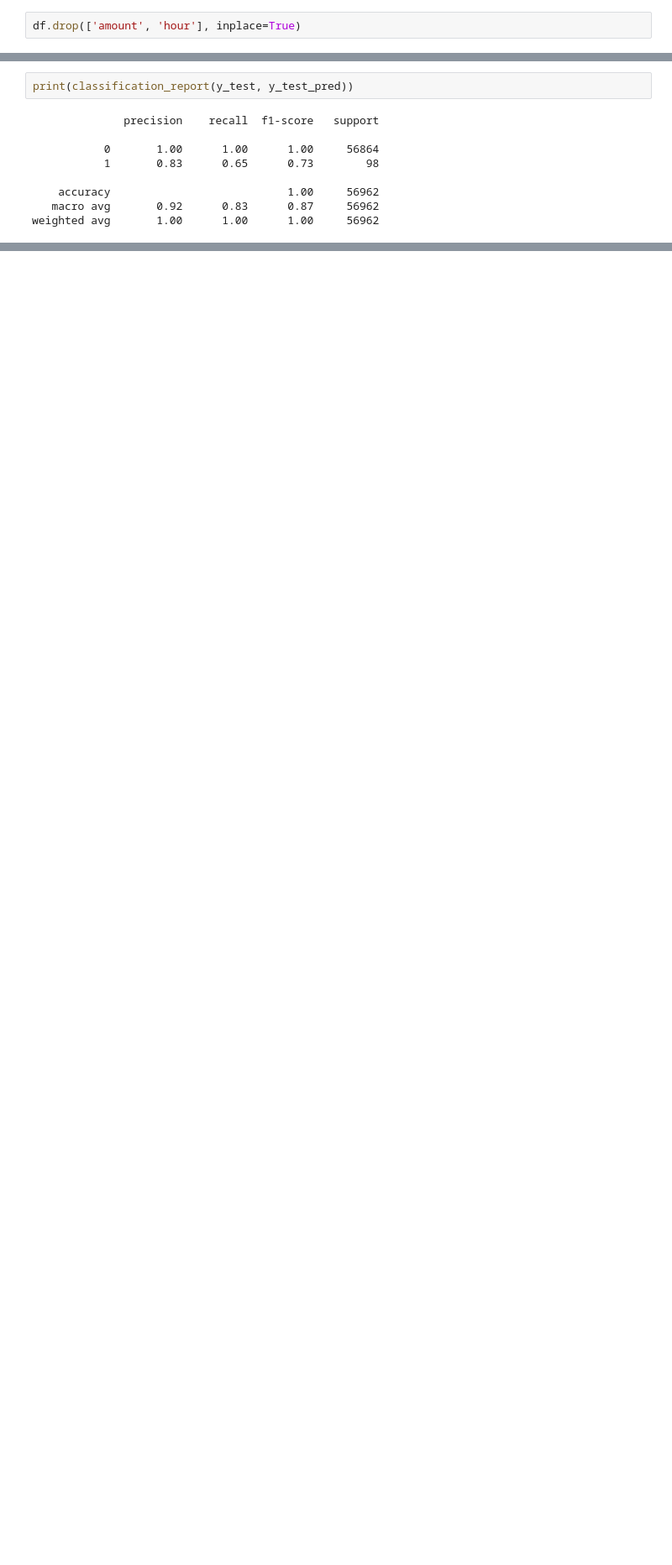
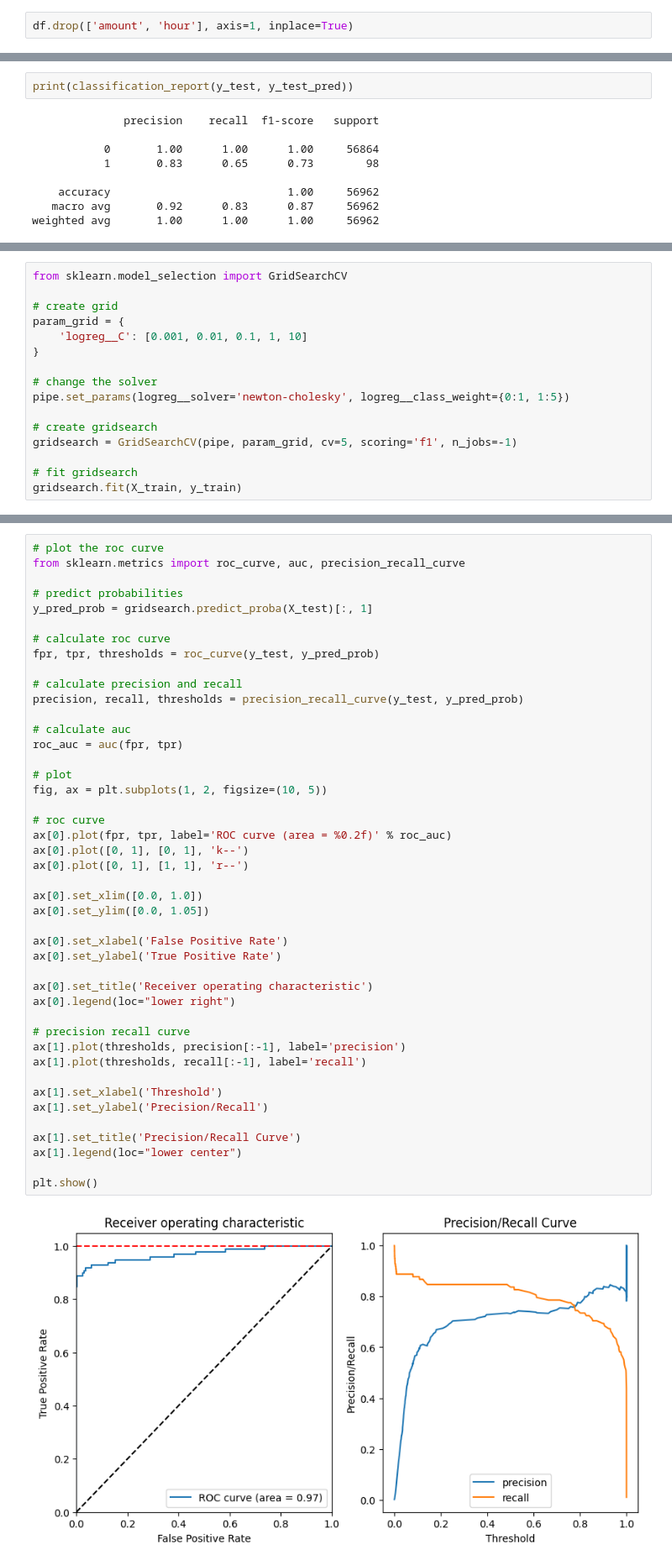
Before and after one commit to mnijadi/creditcard-fraud-detection, a Jupyter notebook: notebooks/2_modeling.ipynb, the cells around one changed output, grey strips where cells are left out. Shown at 84% size. Saved outputs shown, nothing was run; the diff lists cells and outputs as text; blank space fills up the shorter version.

```diff
--- a/notebooks/2_modeling.ipynb
+++ b/notebooks/2_modeling.ipynb
@@ -49,7 +49,7 @@ dtype: float64
 We will start by looking at which features are the most important in our dataset. We will use methods such as variance thresholding, forward selection, backward elimination, and recursive feature elimination to select the most important features.
 First, we start by dropping the hour feature since it clearly has no predictive power (we tried using it in some models and the score didn't change at all) and the amount feature since we will be using the log of the amount feature instead.
 # %%
-df.drop(['amount', 'hour'], inplace=True)
+df.drop(['amount', 'hour'], axis=1, inplace=True)
 # %% [markdown]
 ## Model Selection
 
@@ -131,0 +123,16 @@ Index(['time', 'v1', 'v2', 'v3', 'v4', 'v5', 'v6', 'v7', 'v8', 'v9', 'v10',
+# %%
+from sklearn.model_selection import GridSearchCV
+
+# create grid
+param_grid = {
+    'logreg__C': [0.001, 0.01, 0.1, 1, 10]
+}
+
+# change the solver
+pipe.set_params(logreg__solver='newton-cholesky', logreg__class_weight={0:1, 1:5})
+
+# create gridsearch
+gridsearch = GridSearchCV(pipe, param_grid, cv=5, scoring='f1', n_jobs=-1)
+
+# fit gridsearch
+gridsearch.fit(X_train, y_train)
@@ -131,0 +175,46 @@ Index(['time', 'v1', 'v2', 'v3', 'v4', 'v5', 'v6', 'v7', 'v8', 'v9', 'v10',
+# %%
+# plot the roc curve
+from sklearn.metrics import roc_curve, auc, precision_recall_curve
+
+# predict probabilities
+y_pred_prob = gridsearch.predict_proba(X_test)[:, 1]
+
+# calculate roc curve
+fpr, tpr, thresholds = roc_curve(y_test, y_pred_prob)
+
+# calculate precision and recall
+precision, recall, thresholds = precision_recall_curve(y_test, y_pred_prob)
+
+# calculate auc
+roc_auc = auc(fpr, tpr)
+
+# plot
+fig, ax = plt.subplots(1, 2, figsize=(10, 5))
+
+# roc curve
+ax[0].plot(fpr, tpr, label='ROC curve (area = %0.2f)' % roc_auc)
+ax[0].plot([0, 1], [0, 1], 'k--')
+ax[0].plot([0, 1], [1, 1], 'r--')
+
+ax[0].set_xlim([0.0, 1.0])
+ax[0].set_ylim([0.0, 1.05])
+
+ax[0].set_xlabel('False Positive Rate')
+ax[0].set_ylabel('True Positive Rate')
+
+ax[0].set_title('Receiver operating characteristic')
+ax[0].legend(loc="lower right")
+
+# precision recall curve
+ax[1].plot(thresholds, precision[:-1], label='precision')
+ax[1].plot(thresholds, recall[:-1], label='recall')
+
+ax[1].set_xlabel('Threshold')
+ax[1].set_ylabel('Precision/Recall')
+
+ax[1].set_title('Precision/Recall Curve')
+ax[1].legend(loc="lower center")
+
+plt.show()
+# %% [output]
+[figure, added]
```
Also changed, not shown: parts of 11 cells of this notebook.
